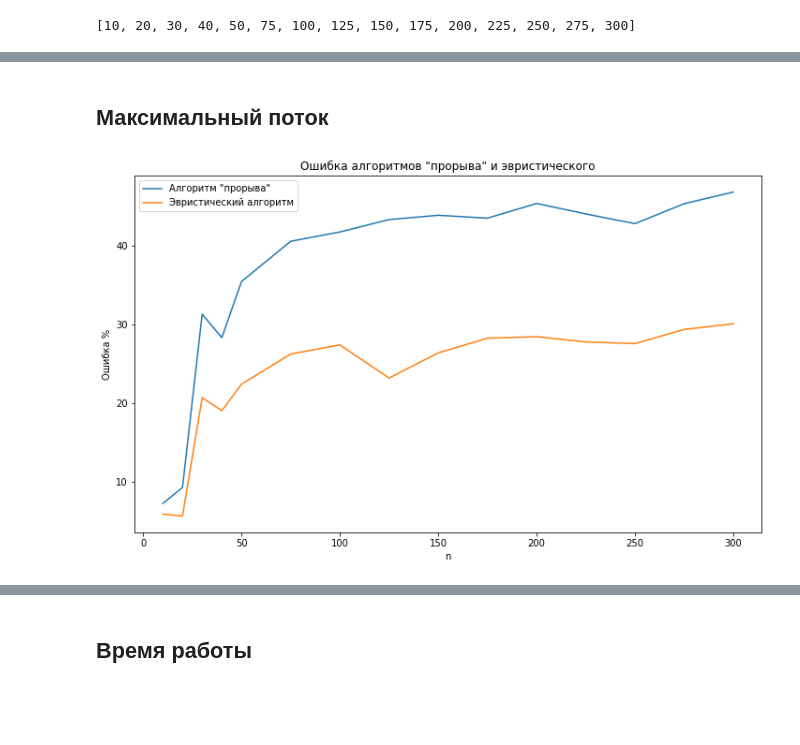
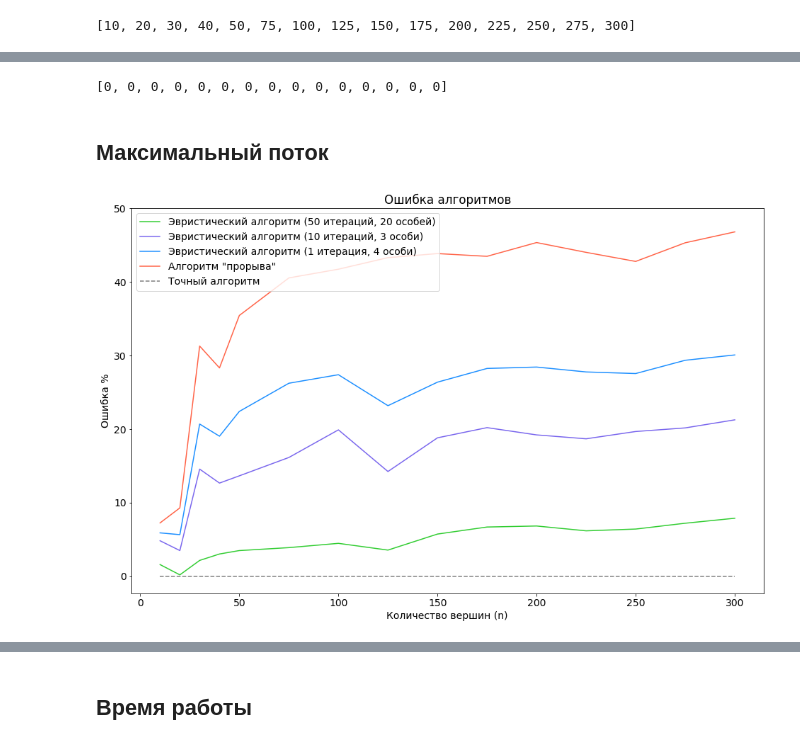
Before and after one commit to Skeef79/barrier-networks, a Jupyter notebook: Results/graphs.ipynb, the cells around one changed output, grey strips where cells are left out. Saved outputs shown, nothing was run; the diff lists cells and outputs as text; code cells hidden in the pictures; blank space fills up the shorter version.

Commit message:
charts and run

```diff
--- a/Results/graphs.ipynb
+++ b/Results/graphs.ipynb
@@ -35,0 +48,2 @@ while i < len(lines):
+# %%
+filename2 = "runs_2022_06_05-22_41_56.txt"
@@ -36,6 +76,8 @@ while i < len(lines):
 # %%
 br_error = [(lp_results[i][0] - br_results[i][0])/lp_results[i][0]*100 for i in range(len(br_results))]
 he_error = [(lp_results[i][0] - he_results[i][0])/lp_results[i][0]*100 for i in range(len(he_results))]
+he2_error = [(lp_results[i][0] - he2_results[i][0])/lp_results[i][0]*100 for i in range(len(he2_results))]
+he3_error = [(lp_results[i][0] - he3_results[i][0])/lp_results[i][0]*100 for i in range(len(he3_results))]
 # %%
 he_error
 # %% [output]
@@ -85,17 +127,26 @@ ns.sort()
 # %%
 avg_br_error = []
 avg_he_error = []
+avg_he2_error = []
+avg_he3_error = []
+
 for n in ns:
     he_s = 0
     br_s = 0
     cnt = 0
+    he2_s = 0
+    he3_s = 0
     for i in range(len(params)):
         if params[i][0] == n:
             he_s+=he_error[i]
             br_s+=br_error[i]
+            he2_s +=he2_error[i]
+            he3_s += he3_error[i]
             cnt+=1
     avg_br_error.append(br_s/cnt)
     avg_he_error.append(he_s/cnt)
+    avg_he2_error.append(he2_s/cnt)
+    avg_he3_error.append(he3_s/cnt)
 # %%
 print('алгоритм "прорыва"')
 for x in avg_br_error:
@@ -150,19 +189,27 @@ ns
 avg_br_time = []
 avg_lp_time = []
 avg_he_time = []
+avg_he2_time = []
+avg_he3_time = []
 
 for n in ns:
     he_s = 0
     br_s = 0
     lp_s = 0
+    he2_s = 0
+    he3_s = 0
     cnt = 0
     for i in range(len(params)):
         if params[i][0] == n:
             he_s+=he_results[i][1]
             br_s+=br_results[i][1]
             lp_s+=lp_results[i][1]
+            he2_s+=he2_results[i][1]
+            he3_s+=he3_results[i][1]
             cnt+=1
 
     avg_lp_time.append(lp_s/cnt)
     avg_br_time.append(br_s/cnt)
     avg_he_time.append(he_s/cnt)
+    avg_he2_time.append(he2_s/cnt)
+    avg_he3_time.append(he3_s/cnt)
@@ -212,17 +254,29 @@ for x in avg_he_time:
+# %%
+[0 for n in ns]
+# %% [output]
+[0, 0, 0, 0, 0, 0, 0, 0, 0, 0, 0, 0, 0, 0, 0]
 # %% [markdown]
 ## Максимальный поток
 # %%
-plt.figure(figsize=(12,7))
+plt.figure(figsize=(16,10))
+plt.rcParams.update({'font.size': 14})
 
-plt.plot(ns, avg_br_error, label = 'Алгоритм "прорыва"')
-plt.plot(ns, avg_he_error, label = 'Эвристический алгоритм')
+colors = ['limegreen','mediumslateblue','dodgerblue','tomato']
 
-plt.xlabel('n')
+plt.plot(ns, avg_he2_error, label = 'Эвристический алгоритм (50 итераций, 20 особей)',color=colors[0])
+plt.plot(ns,avg_he3_error,label='Эвристический алгоритм (10 итераций, 3 особи)',color=colors[1])
+plt.plot(ns, avg_he_error, label='Эвристический алгоритм (1 итерация, 4 особи)',color=colors[2])
+plt.plot(ns, avg_br_error, label = 'Алгоритм "прорыва"',color=colors[3])
+plt.plot(ns, [0 for n in ns],label = 'Точный алгоритм', linestyle='--',color='gray')
+
+plt.xlabel('Количество вершин (n)')
 plt.ylabel('Ошибка %')
 #plt.yscale("")
-plt.title('Ошибка алгоритмов "прорыва" и эвристического')
+plt.title('Ошибка алгоритмов')
 plt.legend()
-plt.savefig('error.png')
+plt.ylim(top=50)
+
+plt.savefig('error.png',dpi=300)
 plt.show()
 # %% [output]
-[figure, old version]
+[figure, new version]
```
Also changed, not shown: parts of 22 cells of this notebook, 9 other files.
